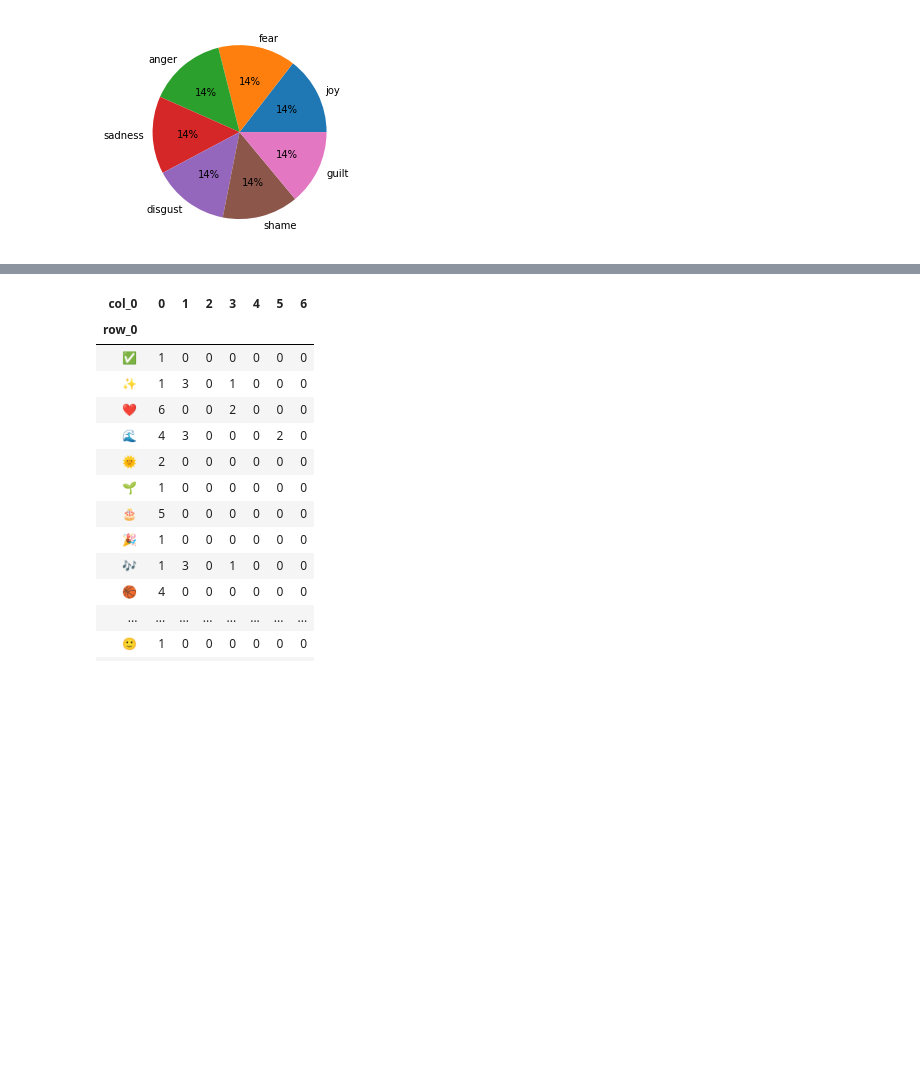
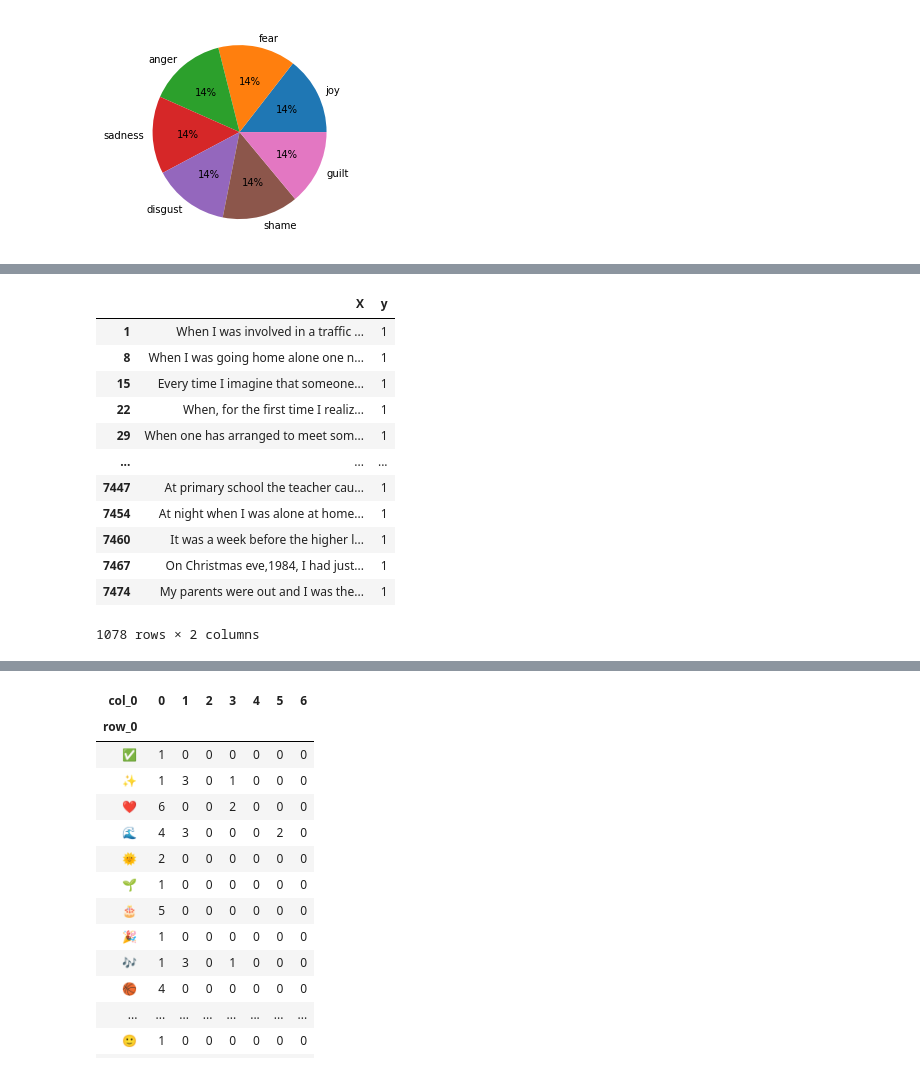
Before and after one commit to karabellyj/emoji-gpt2, a Jupyter notebook: notebooks/PsychExp-experiments.ipynb, the cells around one changed output, grey strips where cells are left out. Saved outputs shown, nothing was run; the diff lists cells and outputs as text; code cells hidden in the pictures; blank space fills up the shorter version.

```diff
--- a/notebooks/PsychExp-experiments.ipynb
+++ b/notebooks/PsychExp-experiments.ipynb
@@ -152,0 +171,16 @@ plt.savefig('SE0714-classes.pdf', dpi=300)
+# %%
+df.loc[df.y == 1]
+# %% [output]
+|  | X | y |
+| 1 | When I was involved in a traffic ... | 1 |
+| 8 | When I was going home alone one n... | 1 |
+| 15 | Every time I imagine that someone... | 1 |
+| 22 | When, for the first time I realiz... | 1 |
+| 29 | When one has arranged to meet som... | 1 |
+| ... | ... | ... |
+| 7447 | At primary school the teacher cau... | 1 |
+| 7454 | At night when I was alone at home... | 1 |
+| 7460 | It was a week before the higher l... | 1 |
+| 7467 | On Christmas eve,1984, I had just... | 1 |
+| 7474 | My parents were out and I was the... | 1 |
+1078 rows × 2 columns
```
Also changed, not shown: parts of 7 cells of this notebook, 1 other file.
